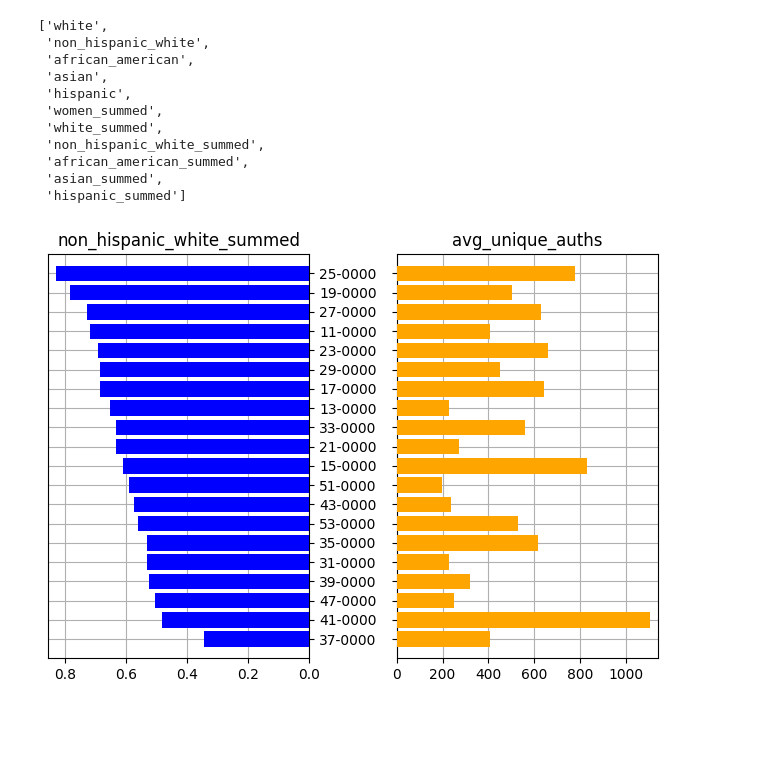
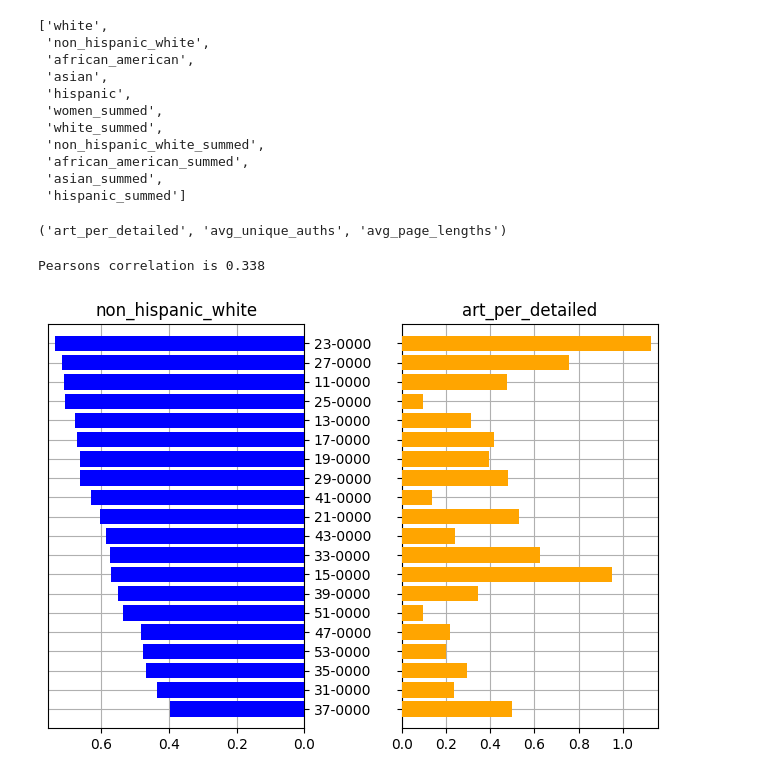
Before and after one commit to digital-scrappy/wikipedia-revisions, a Jupyter notebook: Analysis/gender_race_analysis.ipynb, the cells around one changed output. Drawn from its saved outputs; the diff is of its cells as text; code cells hidden in the pictures; blank space fills up the shorter version.

Commit message:
added better visualizations and other features

```diff
--- a/Analysis/gender_race_analysis.ipynb
+++ b/Analysis/gender_race_analysis.ipynb
@@ -51,6 +50,10 @@ for col in ["women", "white", "african_american", "asian", "hispanic"]:
 if "non_hispanic_white" not in df:
     df.insert(8, "non_hispanic_white", df["white"].subtract(df["hispanic"]))
 
+# Naive assumption that 1-women == men
+if "men" not in df:
+    df.insert(6, "men", (df["women"] - 1).abs())
+
 print("The number of entries:", len(df))
 # %% [output]
 The number of entries: 798
@@ -103,12 +111,17 @@ list(df_major.columns[-11:]) # all possible target_variables
  'african_american_summed',
  'asian_summed',
  'hispanic_summed']
+# %%
+"art_per_detailed", "avg_unique_auths", "avg_page_lengths"
+# %% [output]
+('art_per_detailed', 'avg_unique_auths', 'avg_page_lengths')
 # %%
-target_var = "non_hispanic_white_summed"
+target_var = "non_hispanic_white"
 
-second_var = "avg_unique_auths"
+second_var = "art_per_detailed"
 
 viz_sideways(df_major, target_var, second_var)
 # %% [output]
+Pearsons correlation is 0.338
-[figure, old version]
+[figure, new version]
 # %%
```
Also changed, not shown: parts of 8 cells of this notebook, 1 other file.
